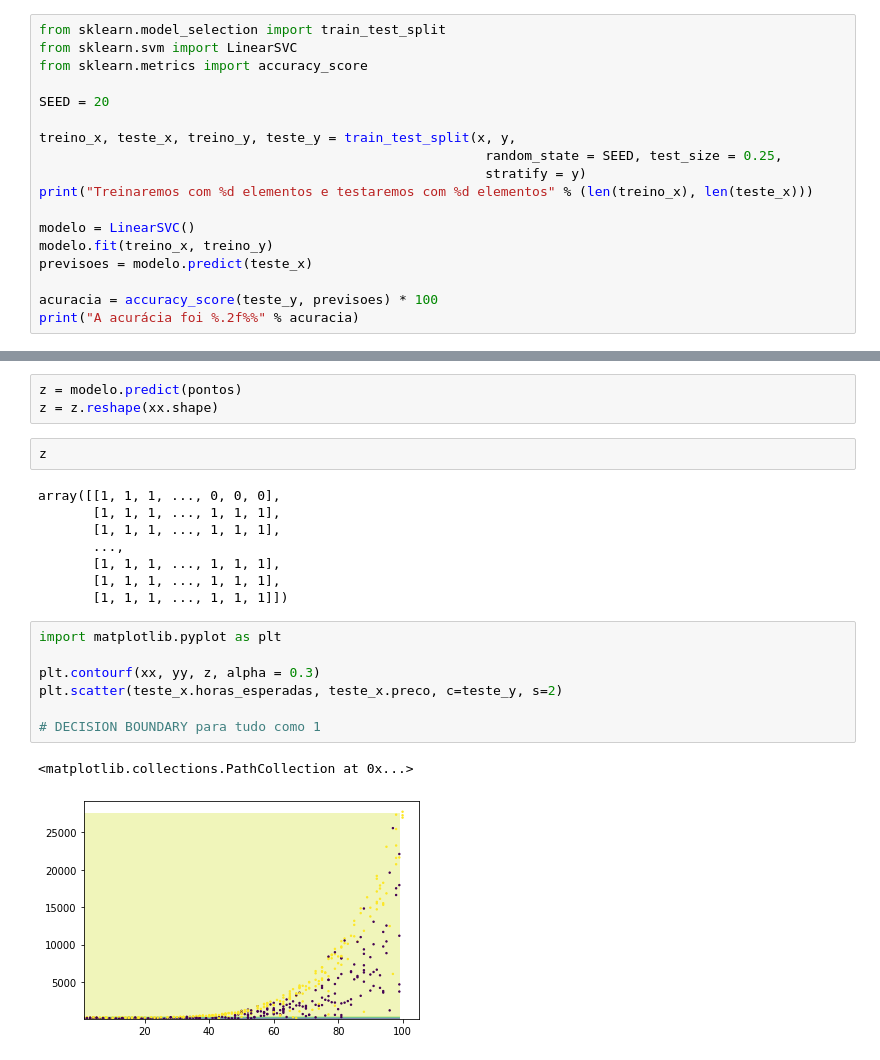
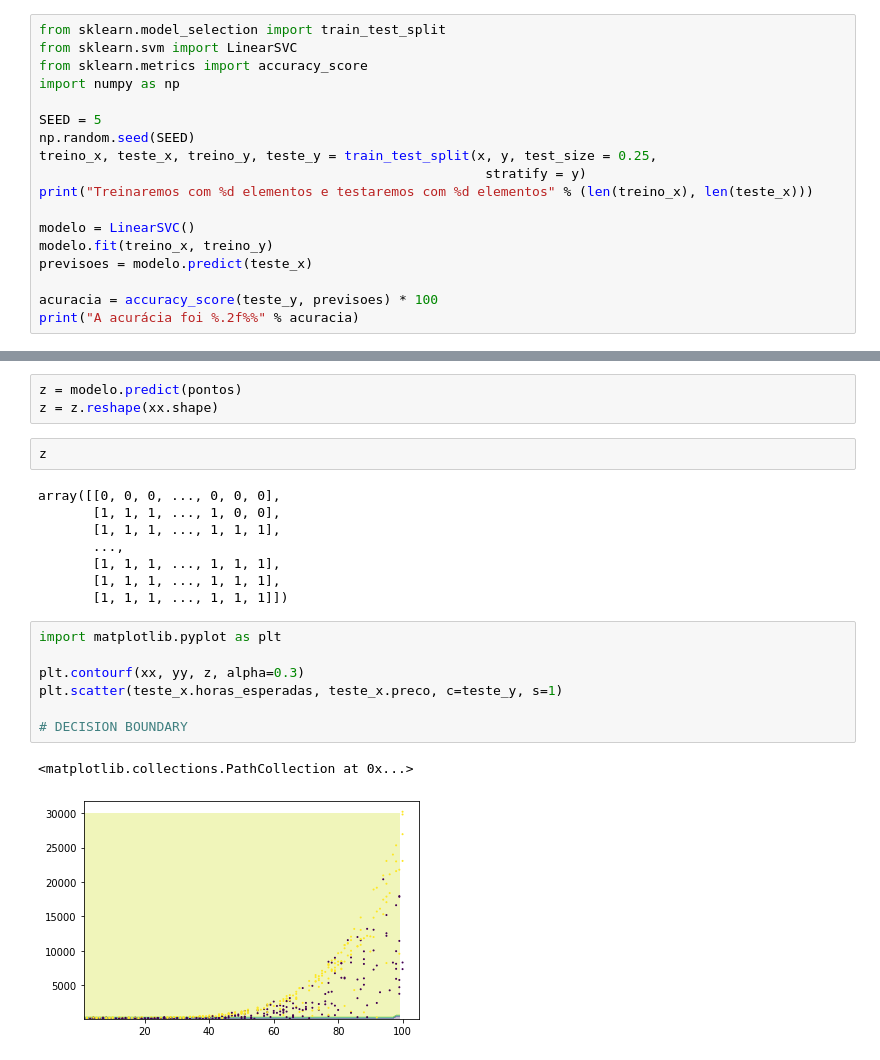
Before and after one commit to Almoliveira/SkLearn_Aula, a Jupyter notebook: Aula_3_4.ipynb, the cells around one changed output, grey strips where cells are left out. Saved outputs shown, nothing was run; the diff lists cells and outputs as text.

```diff
--- a/Aula_3.ipynb
+++ b/Aula_3_4.ipynb
@@ -85,11 +78,11 @@ y = dados['finalizado']
 from sklearn.model_selection import train_test_split
 from sklearn.svm import LinearSVC
 from sklearn.metrics import accuracy_score
+import numpy as np
 
-SEED = 20
-
-treino_x, teste_x, treino_y, teste_y = train_test_split(x, y,
-                                                         random_state = SEED, test_size = 0.25,
+SEED = 5
+np.random.seed(SEED)
+treino_x, teste_x, treino_y, teste_y = train_test_split(x, y, test_size = 0.25,
                                                          stratify = y)
 print("Treinaremos com %d elementos e testaremos com %d elementos" % (len(treino_x), len(teste_x)))
 
@@ -178,8 +137,8 @@ z = z.reshape(xx.shape)
 # %%
 z
 # %% [output]
-array([[1, 1, 1, ..., 0, 0, 0],
-       [1, 1, 1, ..., 1, 1, 1],
+array([[0, 0, 0, ..., 0, 0, 0],
+       [1, 1, 1, ..., 1, 0, 0],
        [1, 1, 1, ..., 1, 1, 1],
        ...,
        [1, 1, 1, ..., 1, 1, 1],
@@ -188,10 +147,10 @@ array([[1, 1, 1, ..., 0, 0, 0],
 # %%
 import matplotlib.pyplot as plt
 
-plt.contourf(xx, yy, z, alpha = 0.3)
-plt.scatter(teste_x.horas_esperadas, teste_x.preco, c=teste_y, s=2)
+plt.contourf(xx, yy, z, alpha=0.3)
+plt.scatter(teste_x.horas_esperadas, teste_x.preco, c=teste_y, s=1)
 
-# DECISION BOUNDARY para tudo como 1
+# DECISION BOUNDARY
 # %% [output]
 <matplotlib.collections.PathCollection at 0x...>
-[figure, old version]
+[figure, new version]
```
Also changed, not shown: parts of 12 cells of this notebook.
